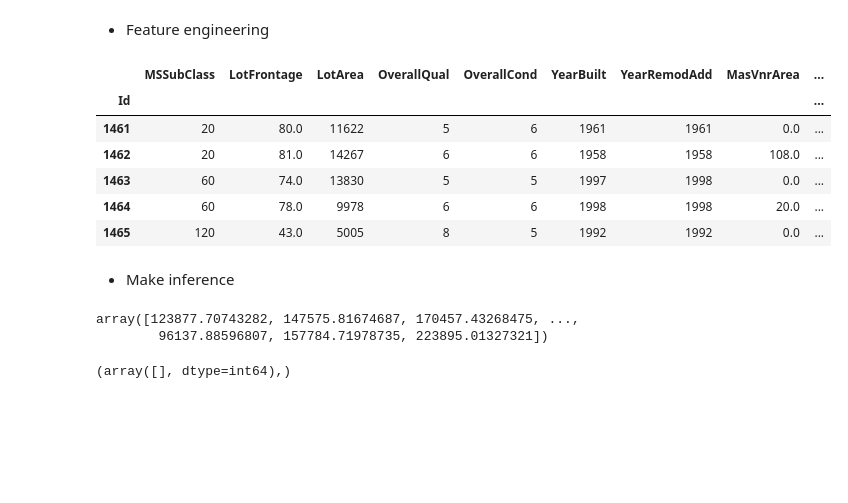
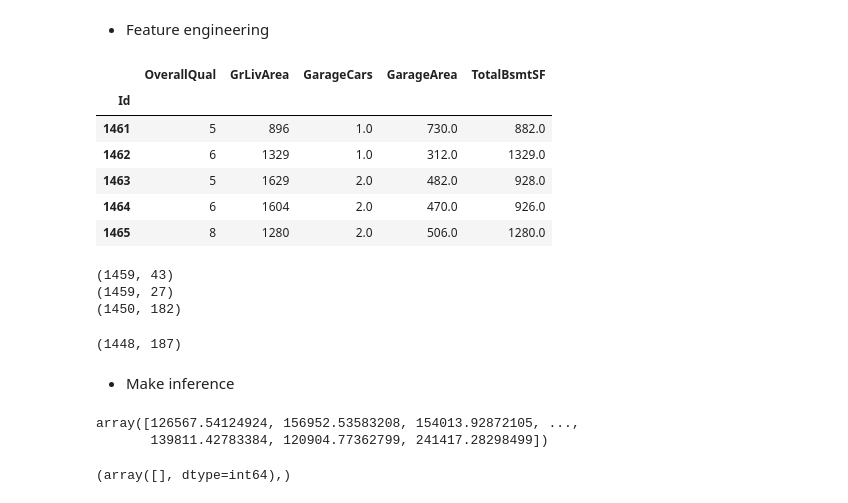
Before and after one commit to andufkova/dsa-dsp-aneta-dufkova, a Jupyter notebook: notebooks/pw1.ipynb, the cells around one changed output. Cells and saved outputs as stored; diff of their text form; code cells hidden in the pictures; blank space fills up the shorter version.

```diff
--- a/notebooks/pw1.ipynb
+++ b/notebooks/pw1.ipynb
@@ -93,2 +98,0 @@ df_continuous['LotFrontage'] = df_continuous['LotFrontage'].fillna(value=np.mean
-# %%
-df_continuous["MasVnrArea"] = df_continuous["MasVnrArea"].fillna(value = 0)
@@ -114,0 +99,5 @@ dtype: int64
+# %%
+df_continuous = df_continuous.dropna()
+# %%
+highest_corr = df_continuous.corrwith(df_continuous[target_column]).sort_values(ascending=False)
+highest_corr.head()
@@ -114,0 +111,2 @@ dtype: int64
+# %%
+top = list(highest_corr[1:6].index)
@@ -248,14 +366,29 @@ inference_df.head()
 - Feature engineering
 # %%
 continuous_inference_df = inference_df.select_dtypes(include='number')
+continuous_inference_df = continuous_inference_df[top]
 continuous_inference_df.head()
 # %% [output]
-|  | MSSubClass | LotFrontage | LotArea | OverallQual | OverallCond | YearBuilt | YearRemodAdd | MasVnrArea | ... |
-| Id |  |  |  |  |  |  |  |  | ... |
-| 1461 | 20 | 80.0 | 11622 | 5 | 6 | 1961 | 1961 | 0.0 | ... |
-| 1462 | 20 | 81.0 | 14267 | 6 | 6 | 1958 | 1958 | 108.0 | ... |
-| 1463 | 60 | 74.0 | 13830 | 5 | 5 | 1997 | 1998 | 0.0 | ... |
-| 1464 | 60 | 78.0 | 9978 | 6 | 6 | 1998 | 1998 | 20.0 | ... |
-| 1465 | 120 | 43.0 | 5005 | 8 | 5 | 1992 | 1992 | 0.0 | ... |
+|  | OverallQual | GrLivArea | GarageCars | GarageArea | TotalBsmtSF |
+| Id |  |  |  |  |  |
+| 1461 | 5 | 896 | 1.0 | 730.0 | 882.0 |
+| 1462 | 6 | 1329 | 1.0 | 312.0 | 1329.0 |
+| 1463 | 5 | 1629 | 2.0 | 482.0 | 928.0 |
+| 1464 | 6 | 1604 | 2.0 | 470.0 | 926.0 |
+| 1465 | 8 | 1280 | 2.0 | 506.0 | 1280.0 |
 # %%
 continuous_inference_df = continuous_inference_df.dropna()
+# %%
+categorical_inference_df = inference_df.select_dtypes(include='dtype')
+print(categorical_inference_df.shape)
+categorical_inference_df = categorical_inference_df.drop(cat_data_cols, axis=1)
+print(categorical_inference_df.shape)
+categorical_inference_df = categorical_inference_df.dropna()
+categorical_inference_df = pd.get_dummies(categorical_inference_df)
+categorical_inference_df = categorical_inference_df.reindex(columns = df_categorical.columns, fill_value=0)
+print(categorical_inference_df.shape)
+#categorical_inference_df.head()
+# %% [output]
+(1459, 43)
+(1459, 27)
+(1450, 182)
@@ -262,11 +397,17 @@ continuous_inference_df = continuous_inference_df.dropna()
+# %%
+total_inference_df.head()
+total_inference_df.shape
+# %% [output]
+(1448, 187)
 # %% [markdown]
 - Make inference
 # %%
-predictions = model.predict(continuous_inference_df)
+#predictions = model.predict(continuous_inference_df)
+predictions = model.predict(total_inference_df)
 predictions
 # %% [output]
-array([123877.70743282, 147575.81674687, 170457.43268475, ...,
-        96137.88596807, 157784.71978735, 223895.01327321])
+array([126567.54124924, 156952.53583208, 154013.92872105, ...,
+       139811.42783384, 120904.77362799, 241417.28298499])
 # %%
 # Check if there is negative predictions, if so get their indexs
 np.where(predictions < 0)
```
Also changed, not shown: parts of 57 cells of this notebook, 1 other file.
